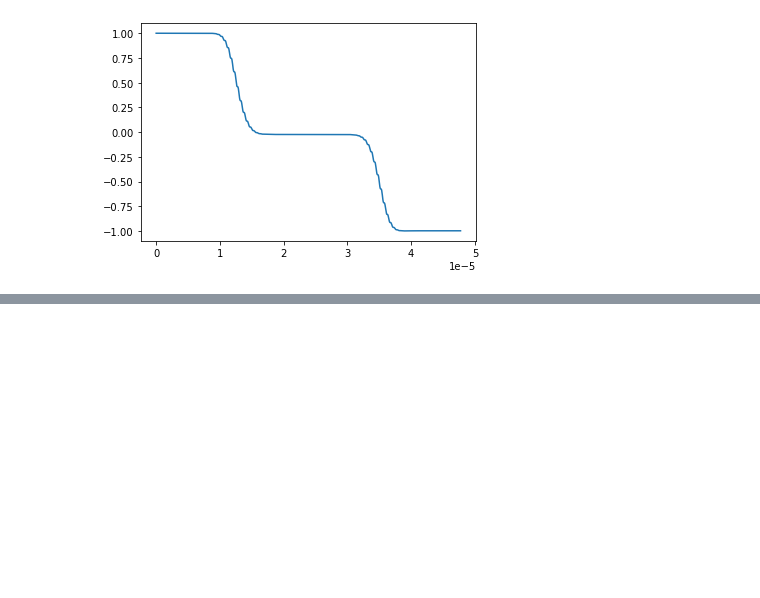
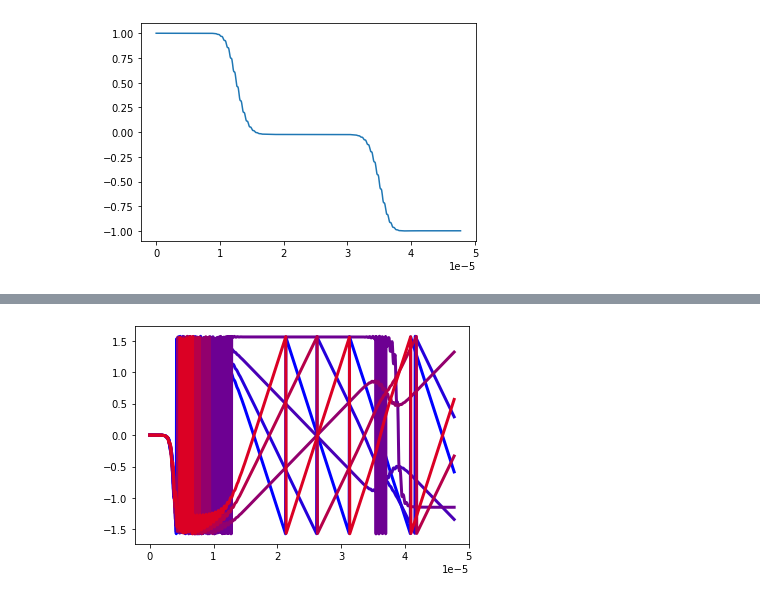
Before and after one commit to borismesits/simulation-vault, a Jupyter notebook: Rabi vs Ramsey Spectroscopy.ipynb, the cells around one changed output, grey strips where cells are left out. Drawn from its saved outputs; the diff is of its cells as text; code cells hidden in the pictures; blank space fills up the shorter version.

```diff
--- a/Rabi vs Ramsey Spectroscopy.ipynb
+++ b/Rabi vs Ramsey Spectroscopy.ipynb
@@ -91,0 +105,15 @@ This does break down if the detuning gets very big.
+# %%
+traces = []
+
+for i in range(0,N):
+
+    H0 = - ω0/2 * σz
+    H = [H0, [Ω/2*σx, np.cos(ω[i]*t)*envelope]]
+    result = mesolve(H, ψ, t, e_ops = [σx,σy])
+    traces.append((result.expect[0]+1j*result.expect[1])*np.exp(1j*ω[i]*t))
+
+for i in range(0,N):
+
+    plt.plot(t,np.unwrap(np.arctan(np.imag(traces[i])/(np.real(traces[i])+1e-6))),color=(i/(N),0,1-(i/(N))),linewidth=3)
+# %% [output]
+[figure, added]
```
Also changed, not shown: parts of 6 cells of this notebook.
